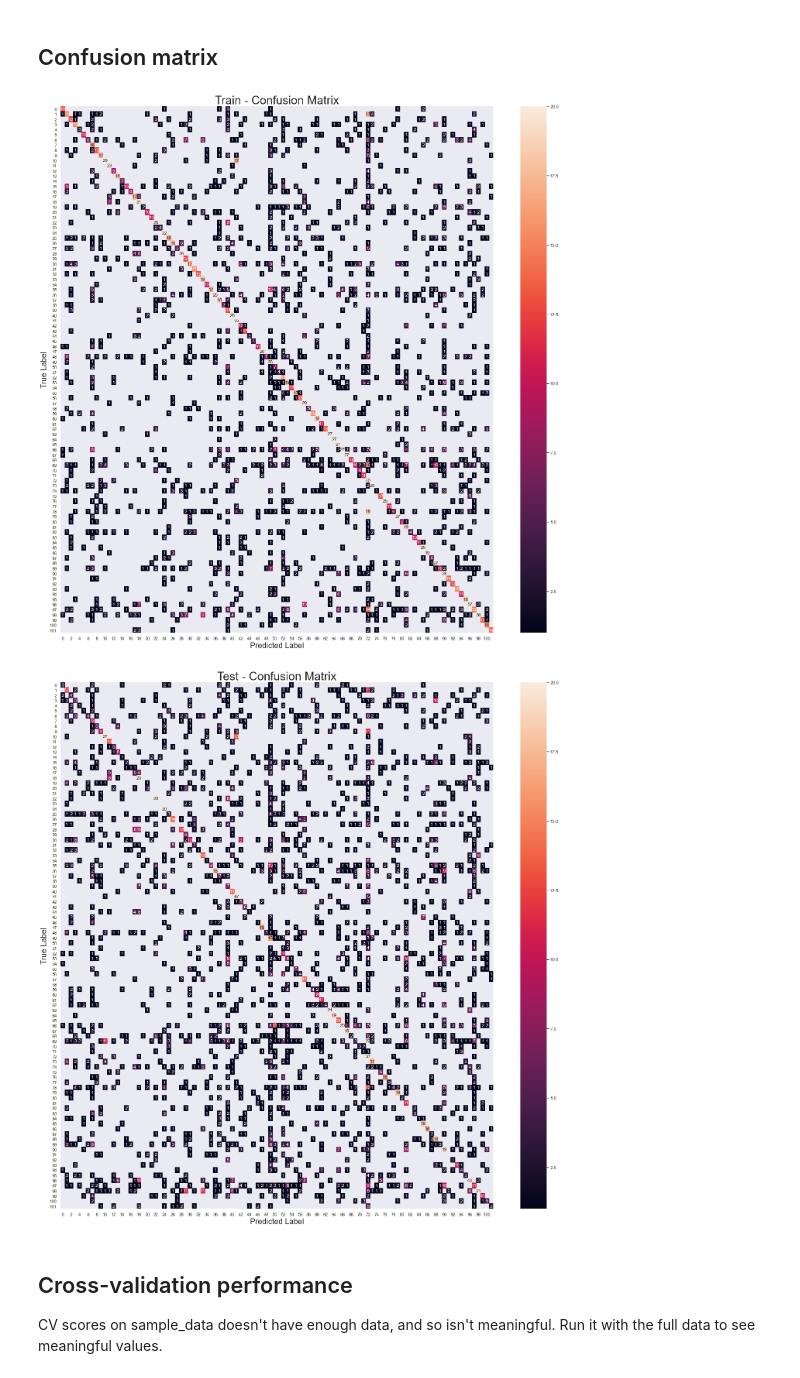
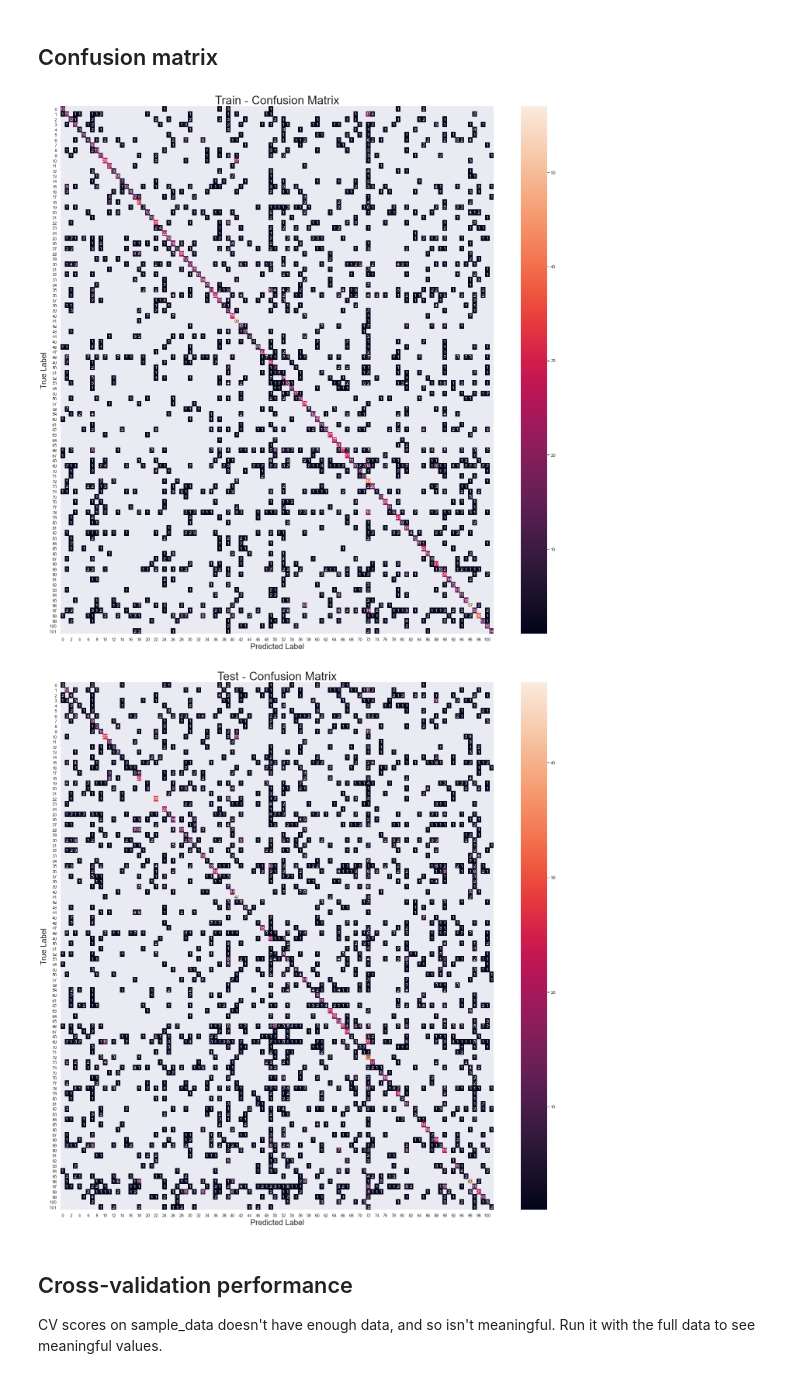
Before and after one commit to ElsaLopez133/PACHAMAMA, a Jupyter notebook: starting_kit/README.ipynb, the cells around one changed output. Cells and saved outputs as stored; diff of their text form; code cells hidden in the pictures.

```diff
--- a/starting_kit/README.ipynb
+++ b/starting_kit/README.ipynb
@@ -288,20 +288,20 @@ You can add here other scores and result visualization.
 # %%
 from sklearn.metrics import confusion_matrix
 
 for y, y_hat, name in [(Y_TRAIN, Y_hat_train, "Train"), (Y_TEST, Y_hat_test, "Test")]:
     confusion_mat = confusion_matrix(y, y_hat).astype('float')
     confusion_mat[confusion_mat == 0] = np.nan
     fig, ax = plt.subplots(figsize=(25, 25))
 
     df_cm = pd.DataFrame(confusion_mat, range(confusion_mat.shape[0]), range(confusion_mat.shape[1]))
-    sns.heatmap(df_cm, annot=True, vmin=1, vmax=20)
+    sns.heatmap(df_cm, annot=True)
     plt.title(name + " - Confusion Matrix", fontsize=30)
     ax.set_ylabel('True Label', fontsize=20)
     ax.set_xlabel('Predicted Label', fontsize=20)
     plt.show()
 # %% [output]
-[figure, old version]
+[figure, new version]
-[figure, old version]
+[figure, new version]
 # %% [markdown]
 ## Cross-validation performance
 
```
Also changed, not shown: parts of 3 cells of this notebook, 4 other files.
